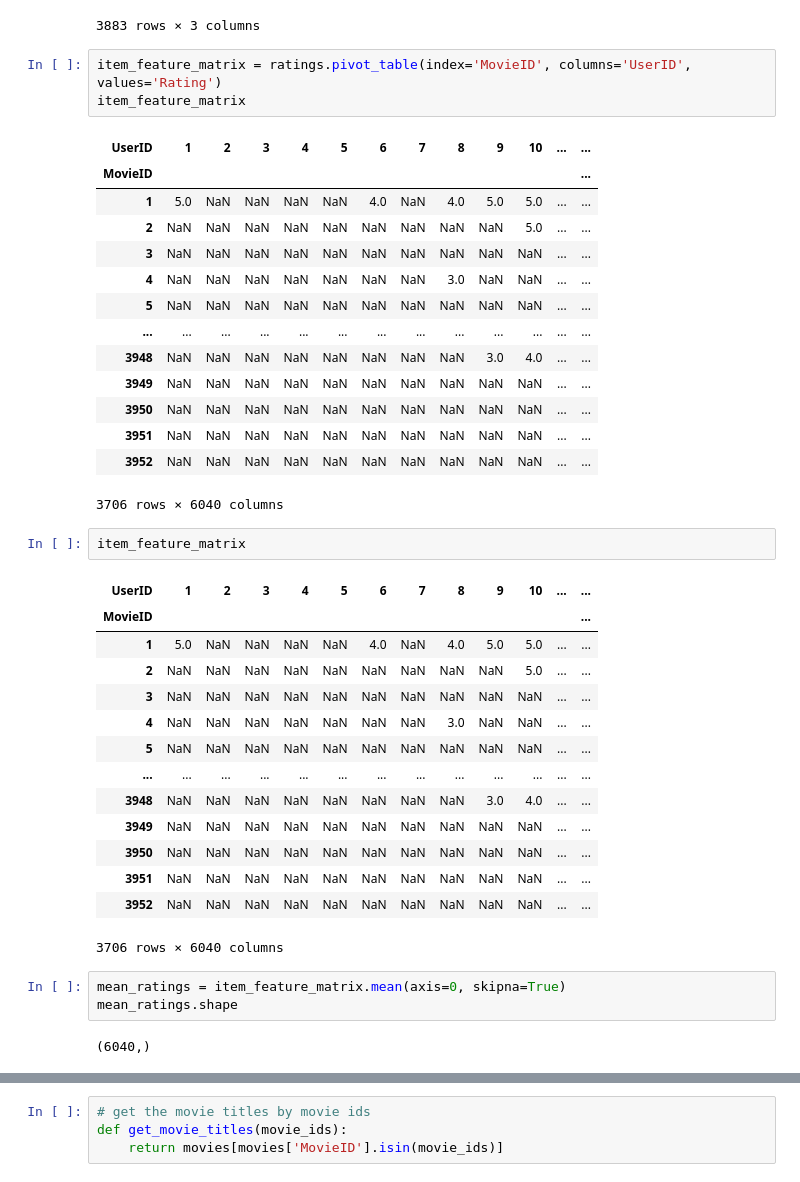
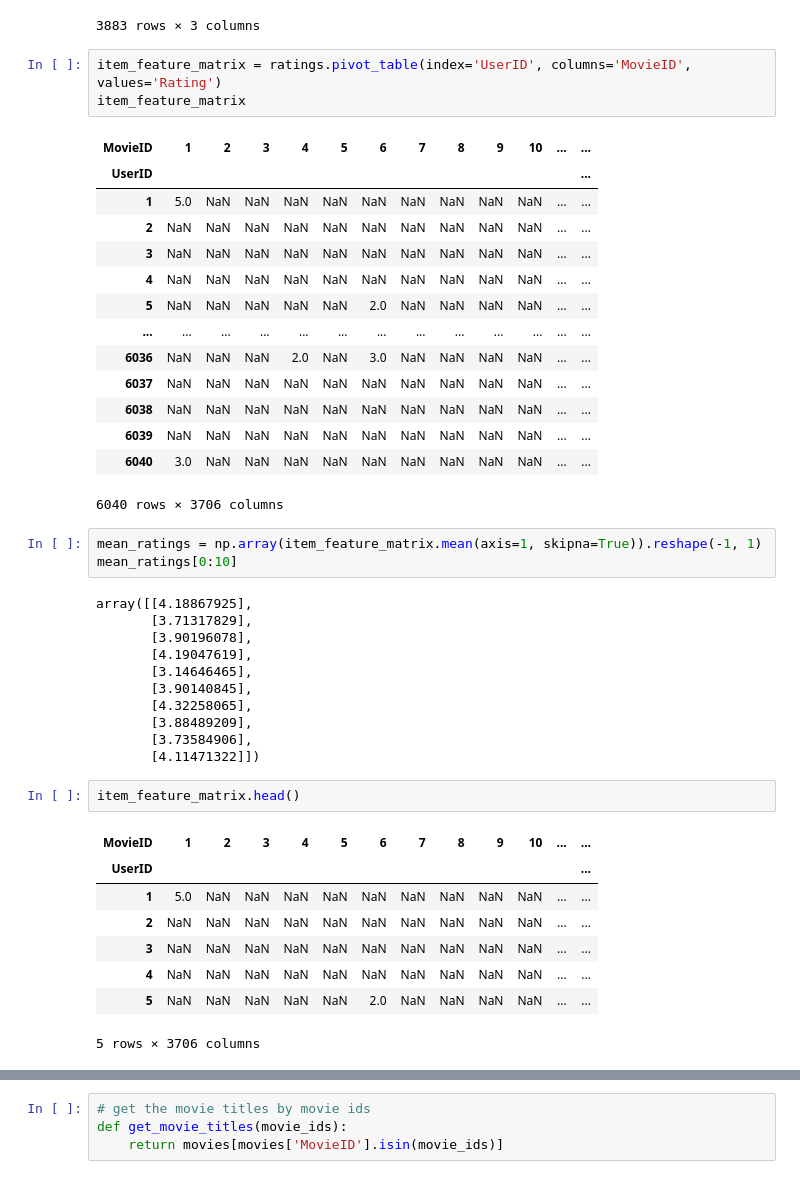
Before and after one commit to yanglianglu/CS-598-Statistical_Learning, a Jupyter notebook: CS_598_Project_4/ibcf.ipynb, the cells around one changed output, grey strips where cells are left out. Drawn from its saved outputs; the diff is of its cells as text.

```diff
--- a/CS_598_Project_4/ibcf.ipynb
+++ b/CS_598_Project_4/ibcf.ipynb
@@ -25,43 +25,46 @@ movies
 | 3882 | 3952 | Contender, The (2000) | Drama|Thriller |
 3883 rows × 3 columns
 # %%
-item_feature_matrix = ratings.pivot_table(index='MovieID', columns='UserID', values='Rating')
+item_feature_matrix = ratings.pivot_table(index='UserID', columns='MovieID', values='Rating')
 item_feature_matrix
 # %% [output]
-| UserID | 1 | 2 | 3 | 4 | 5 | 6 | 7 | 8 | 9 | 10 | ... | ... |
-| MovieID |  |  |  |  |  |  |  |  |  |  |  | ... |
-| 1 | 5.0 | NaN | NaN | NaN | NaN | 4.0 | NaN | 4.0 | 5.0 | 5.0 | ... | ... |
-| 2 | NaN | NaN | NaN | NaN | NaN | NaN | NaN | NaN | NaN | 5.0 | ... | ... |
+| MovieID | 1 | 2 | 3 | 4 | 5 | 6 | 7 | 8 | 9 | 10 | ... | ... |
+| UserID |  |  |  |  |  |  |  |  |  |  |  | ... |
+| 1 | 5.0 | NaN | NaN | NaN | NaN | NaN | NaN | NaN | NaN | NaN | ... | ... |
+| 2 | NaN | NaN | NaN | NaN | NaN | NaN | NaN | NaN | NaN | NaN | ... | ... |
 | 3 | NaN | NaN | NaN | NaN | NaN | NaN | NaN | NaN | NaN | NaN | ... | ... |
-| 4 | NaN | NaN | NaN | NaN | NaN | NaN | NaN | 3.0 | NaN | NaN | ... | ... |
-| 5 | NaN | NaN | NaN | NaN | NaN | NaN | NaN | NaN | NaN | NaN | ... | ... |
+| 4 | NaN | NaN | NaN | NaN | NaN | NaN | NaN | NaN | NaN | NaN | ... | ... |
+| 5 | NaN | NaN | NaN | NaN | NaN | 2.0 | NaN | NaN | NaN | NaN | ... | ... |
 | ... | ... | ... | ... | ... | ... | ... | ... | ... | ... | ... | ... | ... |
-| 3948 | NaN | NaN | NaN | NaN | NaN | NaN | NaN | NaN | 3.0 | 4.0 | ... | ... |
-| 3949 | NaN | NaN | NaN | NaN | NaN | NaN | NaN | NaN | NaN | NaN | ... | ... |
-| 3950 | NaN | NaN | NaN | NaN | NaN | NaN | NaN | NaN | NaN | NaN | ... | ... |
-| 3951 | NaN | NaN | NaN | NaN | NaN | NaN | NaN | NaN | NaN | NaN | ... | ... |
-| 3952 | NaN | NaN | NaN | NaN | NaN | NaN | NaN | NaN | NaN | NaN | ... | ... |
+| 6036 | NaN | NaN | NaN | 2.0 | NaN | 3.0 | NaN | NaN | NaN | NaN | ... | ... |
+| 6037 | NaN | NaN | NaN | NaN | NaN | NaN | NaN | NaN | NaN | NaN | ... | ... |
+| 6038 | NaN | NaN | NaN | NaN | NaN | NaN | NaN | NaN | NaN | NaN | ... | ... |
+| 6039 | NaN | NaN | NaN | NaN | NaN | NaN | NaN | NaN | NaN | NaN | ... | ... |
+| 6040 | 3.0 | NaN | NaN | NaN | NaN | NaN | NaN | NaN | NaN | NaN | ... | ... |
-3706 rows × 6040 columns
+6040 rows × 3706 columns
+# %%
+mean_ratings = np.array(item_feature_matrix.mean(axis=1, skipna=True)).reshape(-1, 1)
+mean_ratings[0:10]
+# %% [output]
+array([[4.18867925],
+       [3.71317829],
+       [3.90196078],
+       [4.19047619],
+       [3.14646465],
+       [3.90140845],
+       [4.32258065],
+       [3.88489209],
+       [3.73584906],
+       [4.11471322]])
 # %%
-item_feature_matrix
+item_feature_matrix.head()
 # %% [output]
-| UserID | 1 | 2 | 3 | 4 | 5 | 6 | 7 | 8 | 9 | 10 | ... | ... |
-| MovieID |  |  |  |  |  |  |  |  |  |  |  | ... |
-| 1 | 5.0 | NaN | NaN | NaN | NaN | 4.0 | NaN | 4.0 | 5.0 | 5.0 | ... | ... |
-| 2 | NaN | NaN | NaN | NaN | NaN | NaN | NaN | NaN | NaN | 5.0 | ... | ... |
+| MovieID | 1 | 2 | 3 | 4 | 5 | 6 | 7 | 8 | 9 | 10 | ... | ... |
+| UserID |  |  |  |  |  |  |  |  |  |  |  | ... |
+| 1 | 5.0 | NaN | NaN | NaN | NaN | NaN | NaN | NaN | NaN | NaN | ... | ... |
+| 2 | NaN | NaN | NaN | NaN | NaN | NaN | NaN | NaN | NaN | NaN | ... | ... |
 | 3 | NaN | NaN | NaN | NaN | NaN | NaN | NaN | NaN | NaN | NaN | ... | ... |
-| 4 | NaN | NaN | NaN | NaN | NaN | NaN | NaN | 3.0 | NaN | NaN | ... | ... |
-| 5 | NaN | NaN | NaN | NaN | NaN | NaN | NaN | NaN | NaN | NaN | ... | ... |
-| ... | ... | ... | ... | ... | ... | ... | ... | ... | ... | ... | ... | ... |
-| 3948 | NaN | NaN | NaN | NaN | NaN | NaN | NaN | NaN | 3.0 | 4.0 | ... | ... |
-| 3949 | NaN | NaN | NaN | NaN | NaN | NaN | NaN | NaN | NaN | NaN | ... | ... |
-| 3950 | NaN | NaN | NaN | NaN | NaN | NaN | NaN | NaN | NaN | NaN | ... | ... |
-| 3951 | NaN | NaN | NaN | NaN | NaN | NaN | NaN | NaN | NaN | NaN | ... | ... |
-| 3952 | NaN | NaN | NaN | NaN | NaN | NaN | NaN | NaN | NaN | NaN | ... | ... |
+| 4 | NaN | NaN | NaN | NaN | NaN | NaN | NaN | NaN | NaN | NaN | ... | ... |
+| 5 | NaN | NaN | NaN | NaN | NaN | 2.0 | NaN | NaN | NaN | NaN | ... | ... |
-3706 rows × 6040 columns
+5 rows × 3706 columns
-# %%
-mean_ratings = item_feature_matrix.mean(axis=0, skipna=True)
-mean_ratings.shape
-# %% [output]
-(6040,)
 # %%
```
Also changed, not shown: parts of 16 cells of this notebook.
